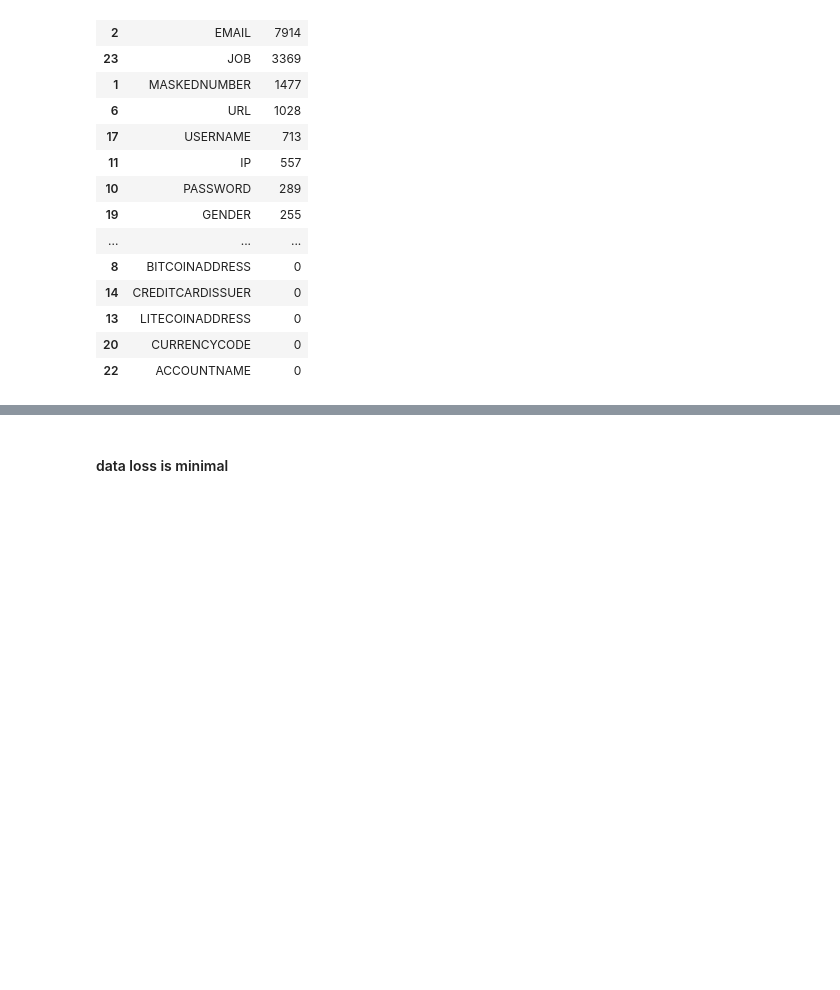
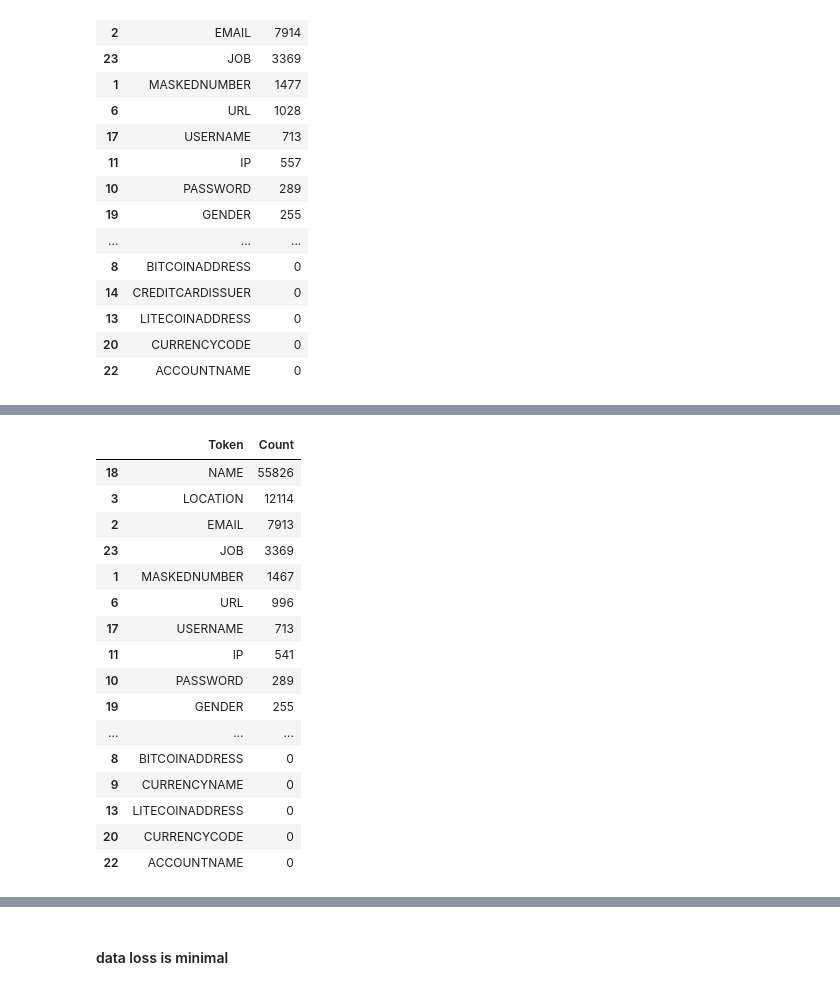
Before and after one commit to MorrisSimons/SCH_PII_masking_Advanced_ML, a Jupyter notebook: main.ipynb, the cells around one changed output, grey strips where cells are left out. Drawn from its saved outputs; the diff is of its cells as text; code cells hidden in the pictures; blank space fills up the shorter version.

Commit message:
aws ann data changes and bic removed

```diff
--- a/main.ipynb
+++ b/main.ipynb
@@ -243,7 +238,7 @@ import re
 remove_tokens = [
     "ORDINALDIRECTION", "ACCOUNTNAME", "CURRENCYSYMBOL",
     "CURRENCYNAME", "CURRENCY", "CURRENCYCODE",
-    "CREDITCARDISSUER", "ETHEREUMADDRESS", "LITECOINADDRESS", "BITCOINADDRESS"
+    "CREDITCARDISSUER", "ETHEREUMADDRESS", "LITECOINADDRESS", "BITCOINADDRESS","BIC"
 ]
 
 def unmask_text(text_with_mask, text_without_mask, tokens):
@@ -480,7 +505,7 @@ counts_df
 import re
 import pandas as pd
 
-def transform_dataframe(df, doc_name="aws_ann_data.csv"):
+def transform_dataframe(df, doc_name="aws_prepping.csv"):
     # This regex matches placeholders like [NAME], [EMAIL], [ANYTHING_123], etc.
     placeholder_pattern = re.compile(r'(\[[^\]]+\])')
     annotation_rows = []
@@ -645,5 +735,5 @@ aws_prepping.head()
 # %%
-list_of_weird_rows = [42606,39778,39591,38894,35859,35398,34377,33200,32786,32633,31525,31171,30957,30419,30129,28097,25492,25335,24531,24497,23920,22670,22152,19842,19644,19461,18718,16604,16297,16239,15847,15775,15549,14604,13642,13103,12358,11358,10344,8652,738,6801,5071,4265,3654,3381,3218,1906,38778,36440,35086,7368,13681,29797, 7384, 13709, 29863, 35170, 36484, 38822,14604,30957]
+list_of_weird_rows = [42606,39778,39591,38894,35859,35398,34377,33200,32786,32633,31525,31171,30957,30419,30129,28097,25492,25335,24531,24497,23920,22670,22152,19842,19644,19461,18718,16604,16297,16239,15847,15775,15549,14604,13642,13103,12358,11358,10344,8652,738,6801,5071,4265,3654,3381,3218,1906,38778,36440,35086,7368,13681,29797, 7384, 13709, 29863, 35170, 36484, 38822,14604,30957, 36484]
 # %%
 len(list_of_weird_rows)
 
@@ -654,3 +758,32 @@ aws_prepping
+# %%
+# Count occurrences of each cleaned token in df_full
+counts = {}
+for token in unique_matches:
+    # Adjust pattern to count tokens without numeric suffixes (e.g., "[NAME]")
+    pattern = r'\[' + token + r'\]'
+    counts[token] = int(aws_prepping["Template"].dropna().str.count(pattern).sum())
+
+# Convert to a DataFrame and sort by count for a nicer display
+counts_df = pd.DataFrame(list(counts.items()), columns=['Token', 'Count']).sort_values(by='Count', ascending=False)
+counts_df
+# %% [output]
+|  | Token | Count |
+| 18 | NAME | 55826 |
+| 3 | LOCATION | 12114 |
+| 2 | EMAIL | 7913 |
+| 23 | JOB | 3369 |
+| 1 | MASKEDNUMBER | 1467 |
+| 6 | URL | 996 |
+| 17 | USERNAME | 713 |
+| 11 | IP | 541 |
+| 10 | PASSWORD | 289 |
+| 19 | GENDER | 255 |
+| ... | ... | ... |
+| 8 | BITCOINADDRESS | 0 |
+| 9 | CURRENCYNAME | 0 |
+| 13 | LITECOINADDRESS | 0 |
+| 20 | CURRENCYCODE | 0 |
+| 22 | ACCOUNTNAME | 0 |
 # %%
 # Remove the list of weird rows from aws_prepping
 # Remove rows from annotations_df where the "Line" column matches any value in list_of_weird_rows
```
Also changed, not shown: parts of 16 cells of this notebook, 3 other files.
